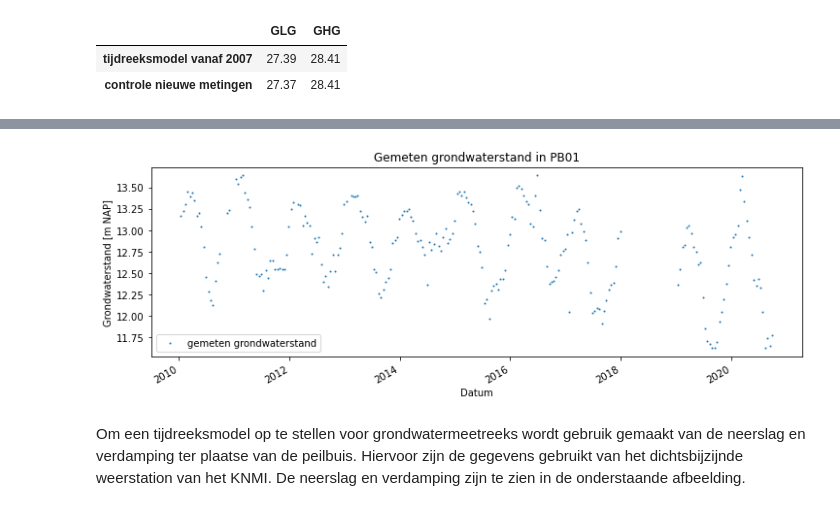
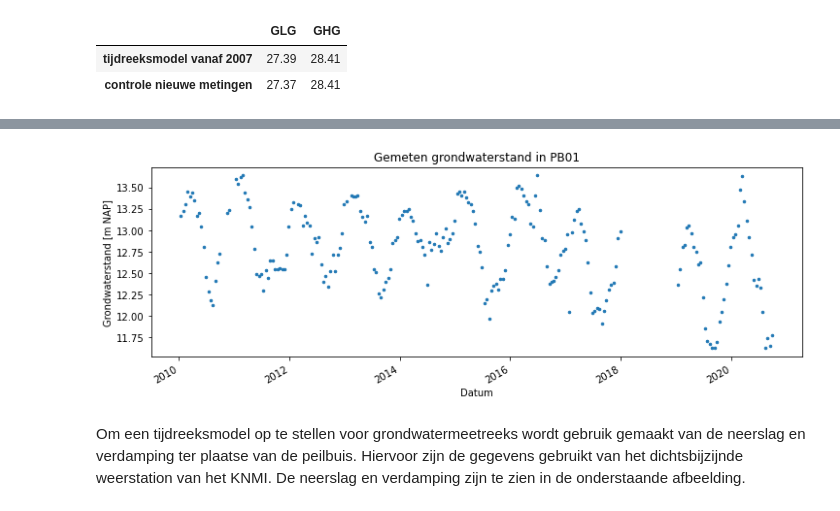
Before and after one commit to ArtesiaWater/stowa_handleiding_tijdreeksanalyse, a Jupyter notebook: casus - Statistiek bepalen/Statistiek_casus_V03.ipynb, the cells around one changed output, grey strips where cells are left out. Saved outputs shown, nothing was run; the diff lists cells and outputs as text; code cells hidden in the pictures.

```diff
--- a/casus - Statistiek bepalen/Statistiek_casus_V03.ipynb
+++ b/casus - Statistiek bepalen/Statistiek_casus_V03.ipynb
@@ -234,18 +234,17 @@ De gemeten grondwaterstand is te zien in de onderstaande afbeelding voor de peri
 # %%
 gws = pd.read_csv(r'data/PB05.csv', index_col=0, parse_dates=True)
 gws_c = gws.copy()
 gws = gws[~gws.index.year.isin([2018])]
 # plotten van de grondwaterstand
 fig, ax = plt.subplots(1, 1, figsize=(12,4))
-gws['2010':].plot(ax=ax, color='C0', ls='', marker='.', markersize=2)
+gws['2010':].plot(ax=ax, color='C0', ls='', marker='.', markersize=5, legend=False)
 
 # opmaken van de figuur
 ax.set_ylabel('Grondwaterstand [m NAP]')
 ax.set_xlabel('Datum')
-ax.set_title('Gemeten grondwaterstand in PB01')
-ax.legend([f'gemeten grondwaterstand']);
+ax.set_title('Gemeten grondwaterstand in PB01');
 # %% [output]
-[figure, old version]
+[figure, new version]
 # %% [markdown]
 Om een tijdreeksmodel op te stellen voor grondwatermeetreeks wordt gebruik gemaakt van de neerslag en verdamping ter plaatse van de peilbuis. Hiervoor zijn de gegevens gebruikt van het dichtsbijzijnde weerstation van het KNMI. De neerslag en verdamping zijn te zien in de onderstaande afbeelding.
 # %%
```
Also changed, not shown: parts of 19 cells of this notebook.
